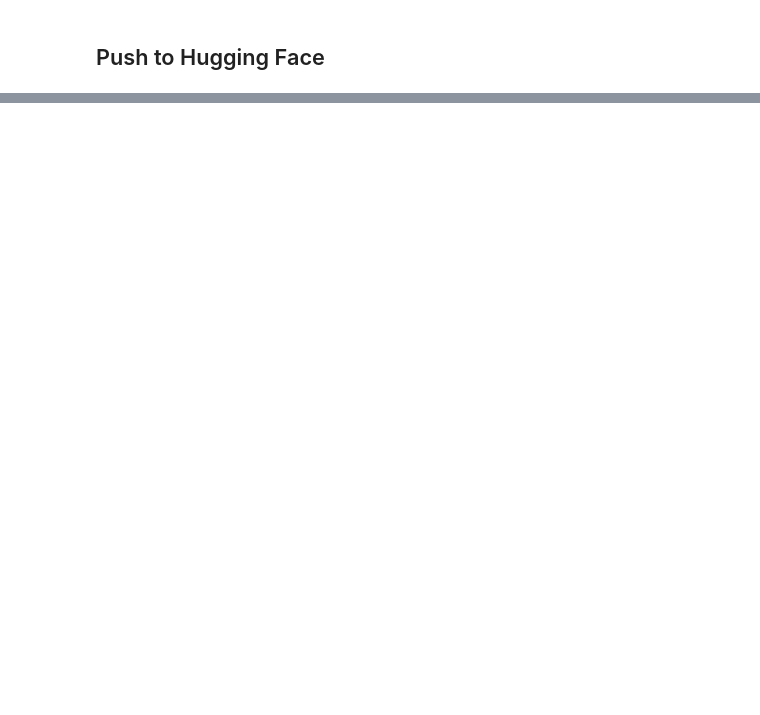
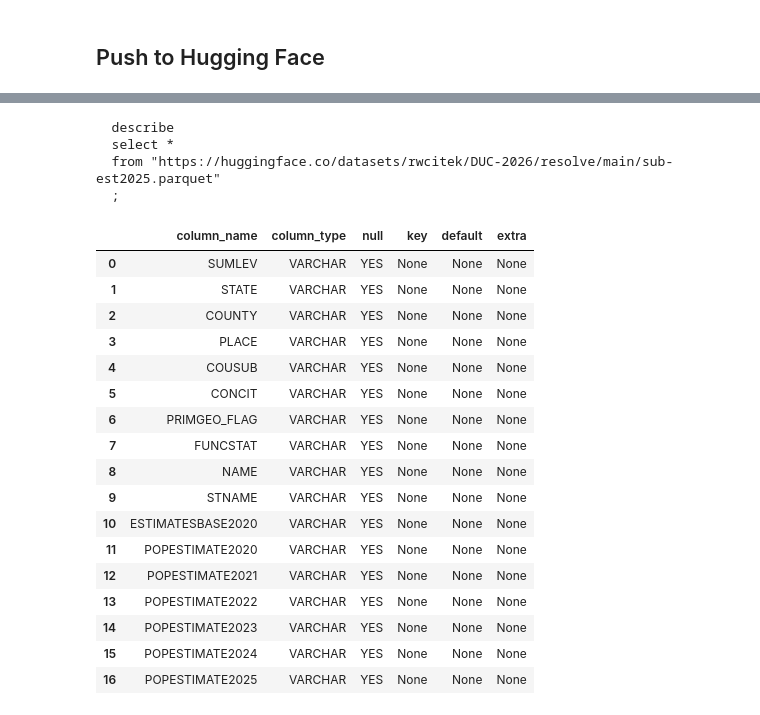
Before and after one commit to BBER-DUC/Data-Wrangling-of-Public-Data, a Jupyter notebook: 102-data.csv.to.parquet.to.HF.ipynb, the cells around one changed output, grey strips where cells are left out. Cells and saved outputs as stored; diff of their text form; code cells hidden in the pictures; blank space fills up the shorter version.

```diff
--- a/102-data.csv.to.parquet.to.HF.ipynb
+++ b/102-data.csv.to.parquet.to.HF.ipynb
@@ -376,0 +188,33 @@ duckdb.sql(query).show(max_rows=100)
+# %%
+# Query the remote parquet
+query = (f'''
+  describe
+  select *
+  from "{hf_url}"
+  ;
+''')
+print(query)
+duckdb.sql(query).df()
+# %% [output]
+  describe
+  select *
+  from "https://huggingface.co/datasets/rwcitek/DUC-2026/resolve/main/sub-est2025.parquet"
+  ;
+|  | column_name | column_type | null | key | default | extra |
+| 0 | SUMLEV | VARCHAR | YES | None | None | None |
+| 1 | STATE | VARCHAR | YES | None | None | None |
+| 2 | COUNTY | VARCHAR | YES | None | None | None |
+| 3 | PLACE | VARCHAR | YES | None | None | None |
+| 4 | COUSUB | VARCHAR | YES | None | None | None |
+| 5 | CONCIT | VARCHAR | YES | None | None | None |
+| 6 | PRIMGEO_FLAG | VARCHAR | YES | None | None | None |
+| 7 | FUNCSTAT | VARCHAR | YES | None | None | None |
+| 8 | NAME | VARCHAR | YES | None | None | None |
+| 9 | STNAME | VARCHAR | YES | None | None | None |
+| 10 | ESTIMATESBASE2020 | VARCHAR | YES | None | None | None |
+| 11 | POPESTIMATE2020 | VARCHAR | YES | None | None | None |
+| 12 | POPESTIMATE2021 | VARCHAR | YES | None | None | None |
+| 13 | POPESTIMATE2022 | VARCHAR | YES | None | None | None |
+| 14 | POPESTIMATE2023 | VARCHAR | YES | None | None | None |
+| 15 | POPESTIMATE2024 | VARCHAR | YES | None | None | None |
+| 16 | POPESTIMATE2025 | VARCHAR | YES | None | None | None |
```
Also changed, not shown: parts of 82 cells of this notebook.
